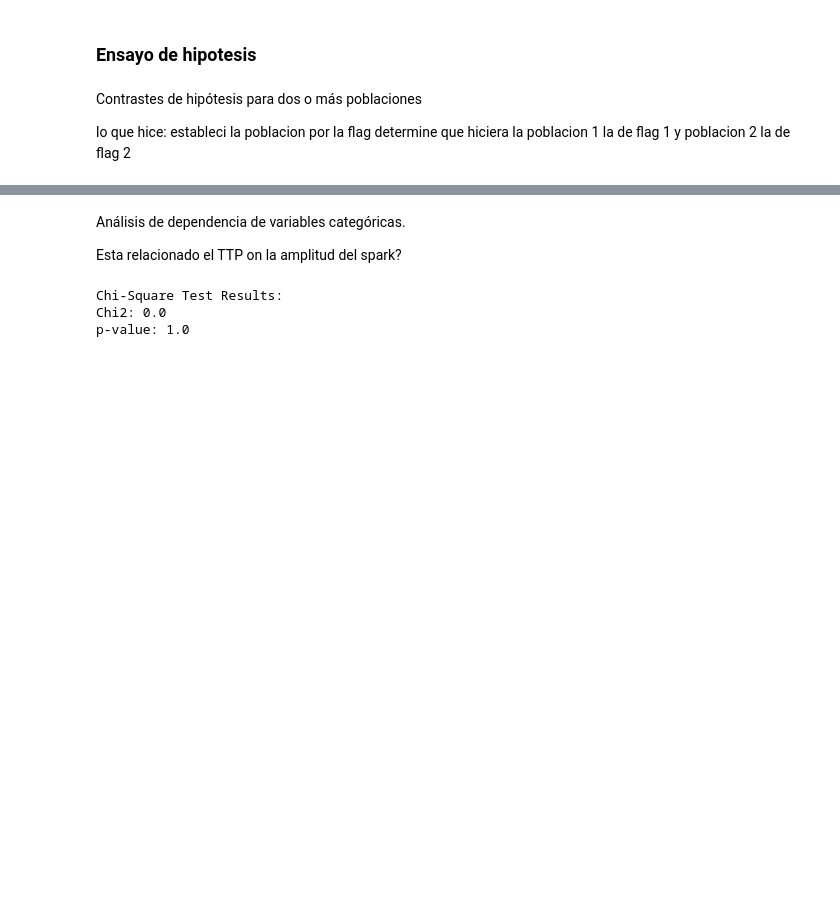
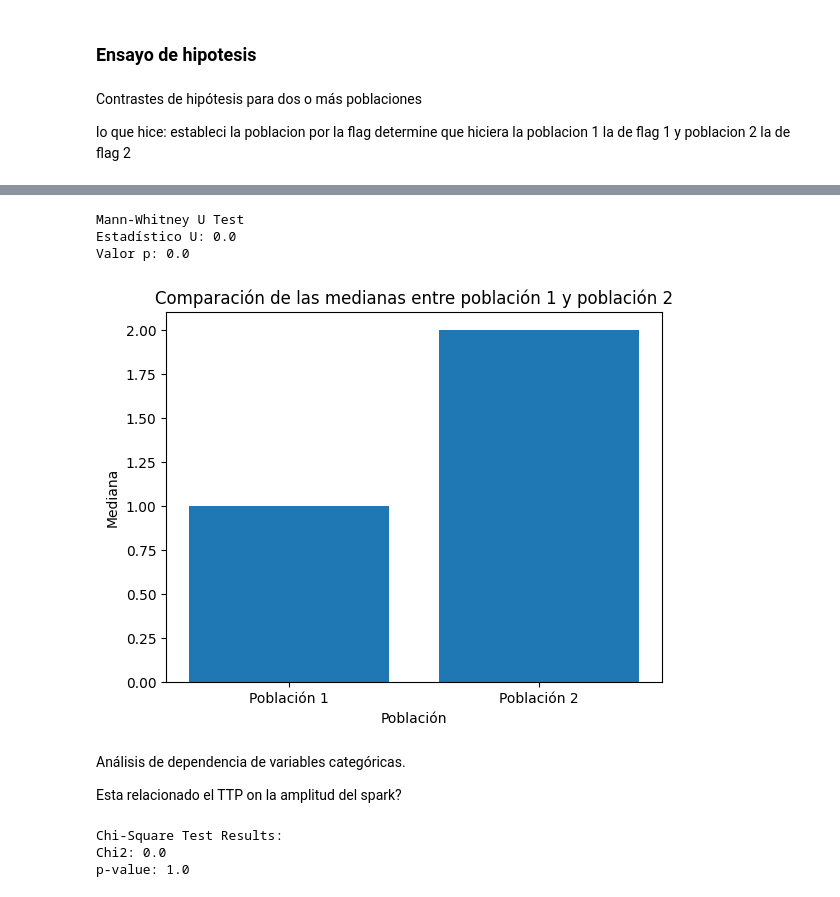
Before and after one commit to macarenaalga/trabajo_final, a Jupyter notebook: pipeline_trabajofinal.ipynb, the cells around one changed output, grey strips where cells are left out. Cells and saved outputs as stored; diff of their text form; code cells hidden in the pictures; blank space fills up the shorter version.

```diff
--- a/pipeline_trabajofinal.ipynb
+++ b/pipeline_trabajofinal.ipynb
@@ -646,3 +685,29 @@ print(results_df)
+# %%
+import matplotlib.pyplot as plt
+
+
+poblacion1 = df[column][df['flag'] == 1]
+poblacion2 = df[column][df['flag'] == 2]
+
+# Realizar el test de Mann-Whitney U
+statistic, p_value = stats.mannwhitneyu(poblacion1, poblacion2)
+
+# Imprimir el resultado del test
+print("Mann-Whitney U Test")
+print(f"Estadístico U: {statistic}")
+print(f"Valor p: {p_value}")
+
+# Representación gráfica
+plt.bar(['Población 1', 'Población 2'], [np.median(poblacion1), np.median(poblacion2)])
+plt.xlabel('Población')
+plt.ylabel('Mediana')
+plt.title('Comparación de las medianas entre población 1 y población 2')
+plt.show()
+# %% [output]
+Mann-Whitney U Test
+Estadístico U: 0.0
+Valor p: 0.0
+[figure, added]
 # %% [markdown]
 Análisis de dependencia de variables categóricas.
 
```
Also changed, not shown: parts of 2 cells of this notebook.
